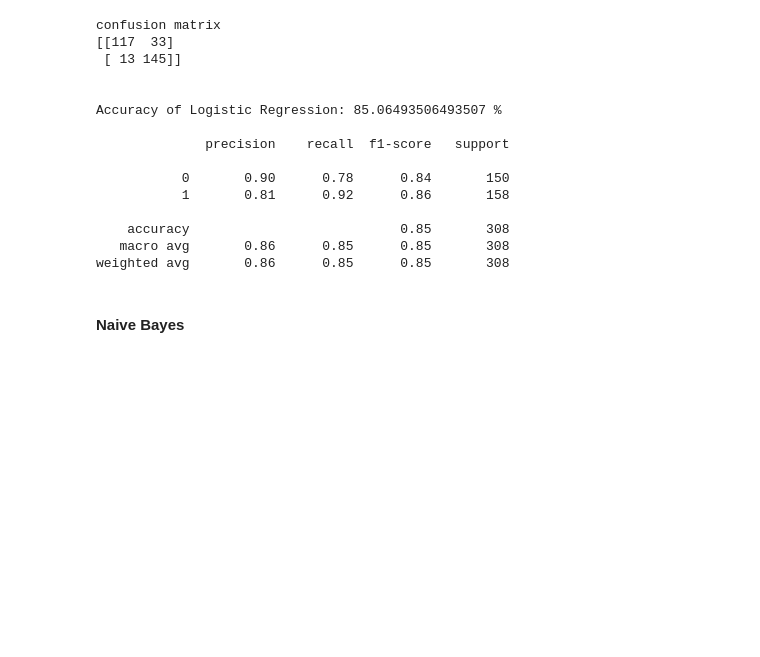
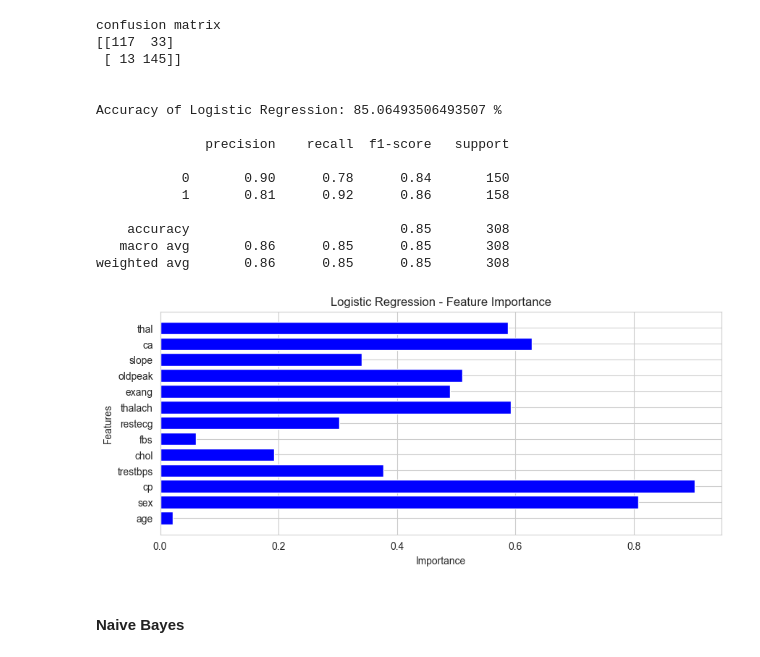
Before and after one commit to asndiallo/MedAI-MultiDataset-Study, a Jupyter notebook: notebooks/heart-disease.ipynb, the cells around one changed output. Cells and saved outputs as stored; diff of their text form; code cells hidden in the pictures; blank space fills up the shorter version.

Commit message:
add Feature Importance for Decision Tree and logistic regression

```diff
--- a/notebooks/heart-disease.ipynb
+++ b/notebooks/heart-disease.ipynb
@@ -259,6 +259,21 @@ Accuracy of Logistic Regression: 85.06493506493507 %
     accuracy                           0.85       308
    macro avg       0.86      0.85      0.85       308
 weighted avg       0.86      0.85      0.85       308
+# %%
+# Extracting feature importance for Logistic Regression
+lr_feature_importance = pd.DataFrame(
+    {"Feature": X.columns, "Importance": np.abs(lr.coef_[0])}
+)
+
+# Plotting feature importance
+plt.figure(figsize=(10, 4))
+plt.title("Logistic Regression - Feature Importance")
+plt.xlabel("Importance")
+plt.ylabel("Features")
+plt.barh(lr_feature_importance["Feature"], lr_feature_importance["Importance"], color="blue")
+plt.show()
+# %% [output]
+[figure, added]
 # %% [markdown]
 #### Naive Bayes
 # %%
```
Also changed, not shown: parts of 1 cell of this notebook.
